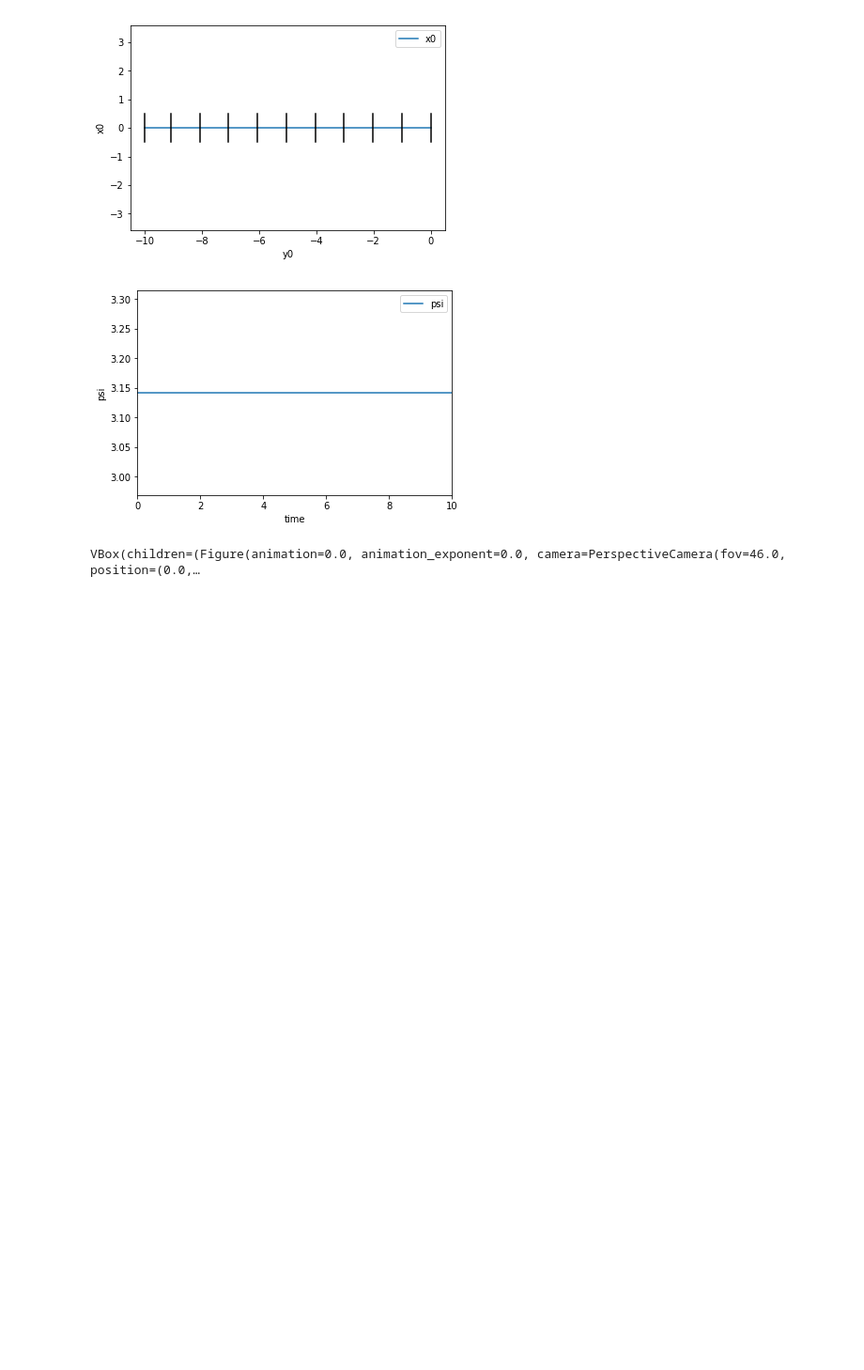
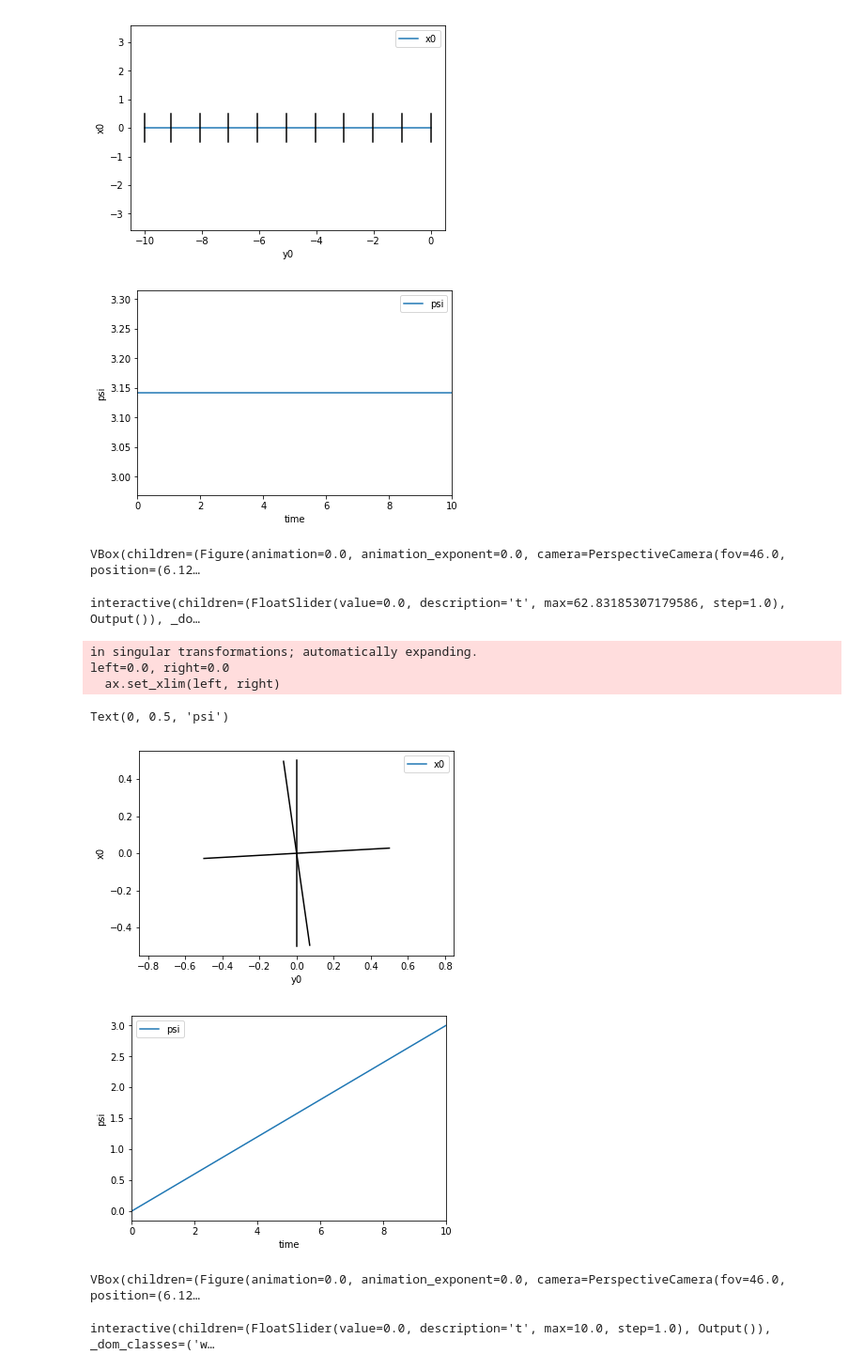
Before and after one commit to martinlarsalbert/motion-to-acceleration, a Jupyter notebook: rigid_body_6DOF.ipynb, the cells around one changed output. Shown at 94% size. Drawn from its saved outputs; the diff is of its cells as text; code cells hidden in the pictures; blank space fills up the shorter version.

Commit message:
Added some plotting functions.

```diff
--- a/rigid_body_6DOF.ipynb
+++ b/rigid_body_6DOF.ipynb
@@ -314,8 +296,46 @@ df = simulate(t=t, force_torque=[0.05,-expected_force,0.0,0,0,0],I_xx=1, I_yy=1,
               initial_speeds=[V,0,0.1,0,0,w],initial_coordinates=[0, 0, 0,0,0,0])
-# %%
-import ipyvolume as ipv
-ipv.figure(animation=0.,animation_exponent=0,width=800,height=800)
-ipv.pylab.plot(df['x0'].values,df['y0'].values,df['z0'].values)
-ipv.pylab.show()
-# %% [output]
-VBox(children=(Figure(animation=0.0, animation_exponent=0.0, camera=PerspectiveCamera(fov=46.0, position=(0.0,…
+# %%
+scene = TrackPlot3dWidget(df=df)
+# %% [output]
+VBox(children=(Figure(animation=0.0, animation_exponent=0.0, camera=PerspectiveCamera(fov=46.0, position=(6.12…
+interactive(children=(FloatSlider(value=0.0, description='t', max=62.83185307179586, step=1.0), Output()), _do…
+# %%
+t = np.linspace(0,2*np.pi/w,100)
+
+mass = 1
+I_xx = 10
+I_yy = 10
+I_zz = 10
+
+t = np.linspace(0, 10, 100)
+
+
+initial_speeds = [0,0,0,0.0,0.0,0.3]
+
+initial_coordinates = [0, 0, 0, np.deg2rad(45), 0, 0]
+
+force_torque = [0,0,0,0,0,0]
+
+# Run an alternative simulation:
+df = simulate(t=t, initial_speeds=initial_speeds, initial_coordinates=initial_coordinates,
+                             mass=mass,I_xx=I_xx, I_yy=I_yy, I_zz=I_zz,force_torque=force_torque)
+
+fig,ax = plt.subplots()
+track_plot(df,ax, time_step = '5S')
+
+fig,ax = plt.subplots()
+df.plot(y='psi', ax=ax);
+ax.set_xlabel('time')
+ax.set_ylabel('psi')
+# %% [output]
+in singular transformations; automatically expanding.
+left=0.0, right=0.0
+  ax.set_xlim(left, right)
+Text(0, 0.5, 'psi')
+[figure, added]
+[figure, added]
+# %%
+scene = TrackPlot3dWidget(df=df)
+# %% [output]
+VBox(children=(Figure(animation=0.0, animation_exponent=0.0, camera=PerspectiveCamera(fov=46.0, position=(6.12…
+interactive(children=(FloatSlider(value=0.0, description='t', max=10.0, step=1.0), Output()), _dom_classes=('w…
```
Also changed, not shown: parts of 6 cells of this notebook, 5 other files.
